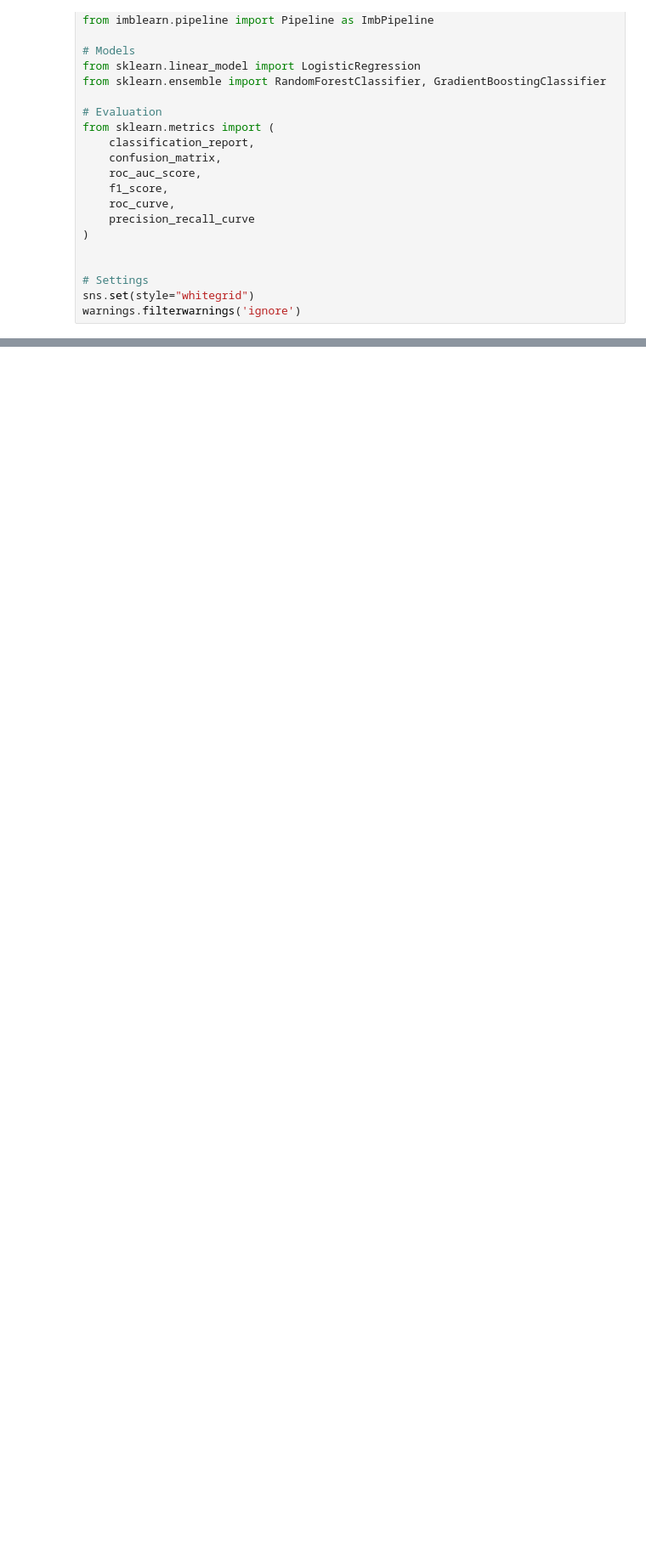
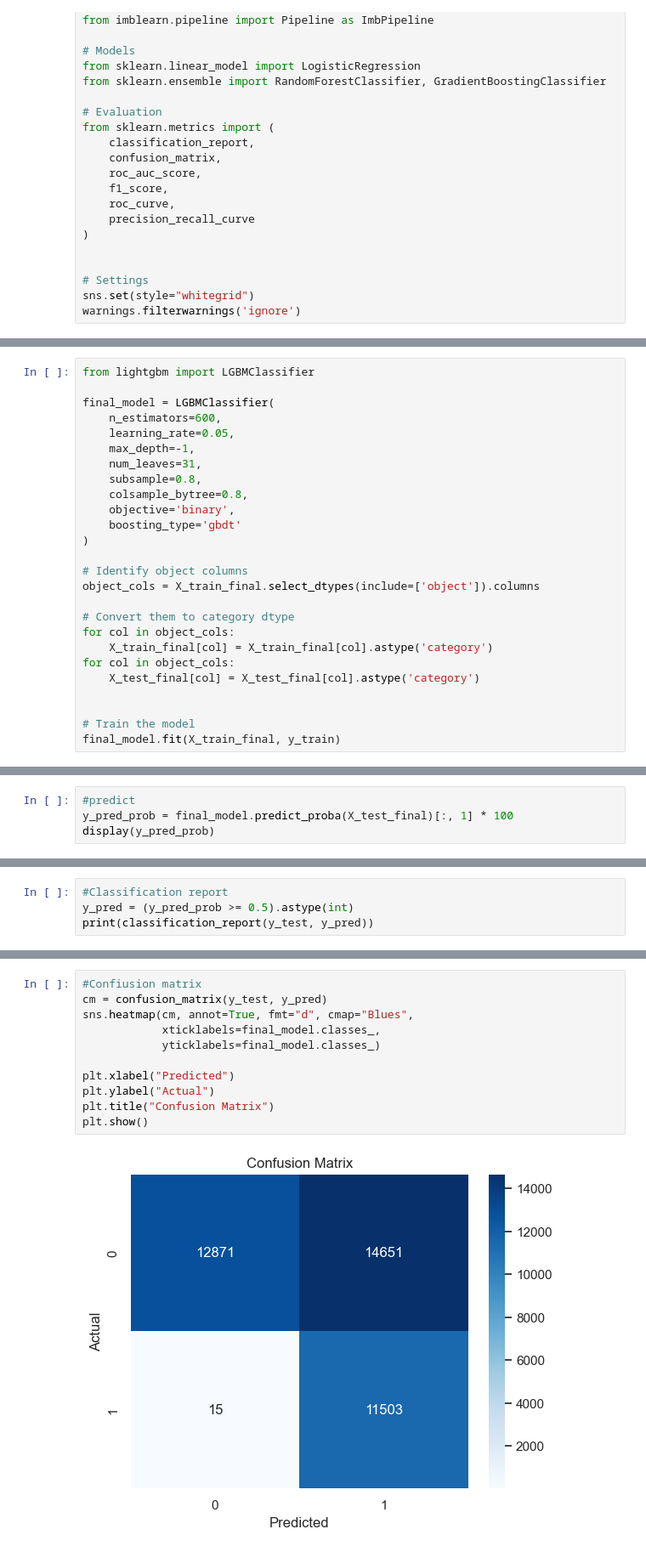
Before and after one commit to MrRaveen/Dimensia-Model, a Jupyter notebook: Demensia.ipynb, the cells around one changed output, grey strips where cells are left out. Shown at 85% size. Drawn from its saved outputs; the diff is of its cells as text; blank space fills up the shorter version.

```diff
--- a/Demensia.ipynb
+++ b/Demensia.ipynb
@@ -197,0 +408,26 @@ weighted avg       0.99      0.99      0.99     39040
+# %%
+from lightgbm import LGBMClassifier
+
+final_model = LGBMClassifier(
+    n_estimators=600,
+    learning_rate=0.05,
+    max_depth=-1,
+    num_leaves=31,
+    subsample=0.8,
+    colsample_bytree=0.8,
+    objective='binary',
+    boosting_type='gbdt'
+)
+
+# Identify object columns
+object_cols = X_train_final.select_dtypes(include=['object']).columns
+
+# Convert them to category dtype
+for col in object_cols:
+    X_train_final[col] = X_train_final[col].astype('category')
+for col in object_cols:
+    X_test_final[col] = X_test_final[col].astype('category')
+
+
+# Train the model
+final_model.fit(X_train_final, y_train)
@@ -197,0 +445,4 @@ weighted avg       0.99      0.99      0.99     39040
+# %%
+#predict
+y_pred_prob = final_model.predict_proba(X_test_final)[:, 1] * 100
+display(y_pred_prob)
@@ -197,0 +454,4 @@ weighted avg       0.99      0.99      0.99     39040
+# %%
+#Classification report
+y_pred = (y_pred_prob >= 0.5).astype(int)
+print(classification_report(y_test, y_pred))
@@ -197,0 +467,13 @@ weighted avg       0.99      0.99      0.99     39040
+# %%
+#Confiusion matrix
+cm = confusion_matrix(y_test, y_pred)
+sns.heatmap(cm, annot=True, fmt="d", cmap="Blues",
+            xticklabels=final_model.classes_,
+            yticklabels=final_model.classes_)
+
+plt.xlabel("Predicted")
+plt.ylabel("Actual")
+plt.title("Confusion Matrix")
+plt.show()
+# %% [output]
+[figure, added]
```
Also changed, not shown: parts of 45 cells of this notebook, 6 other files.
